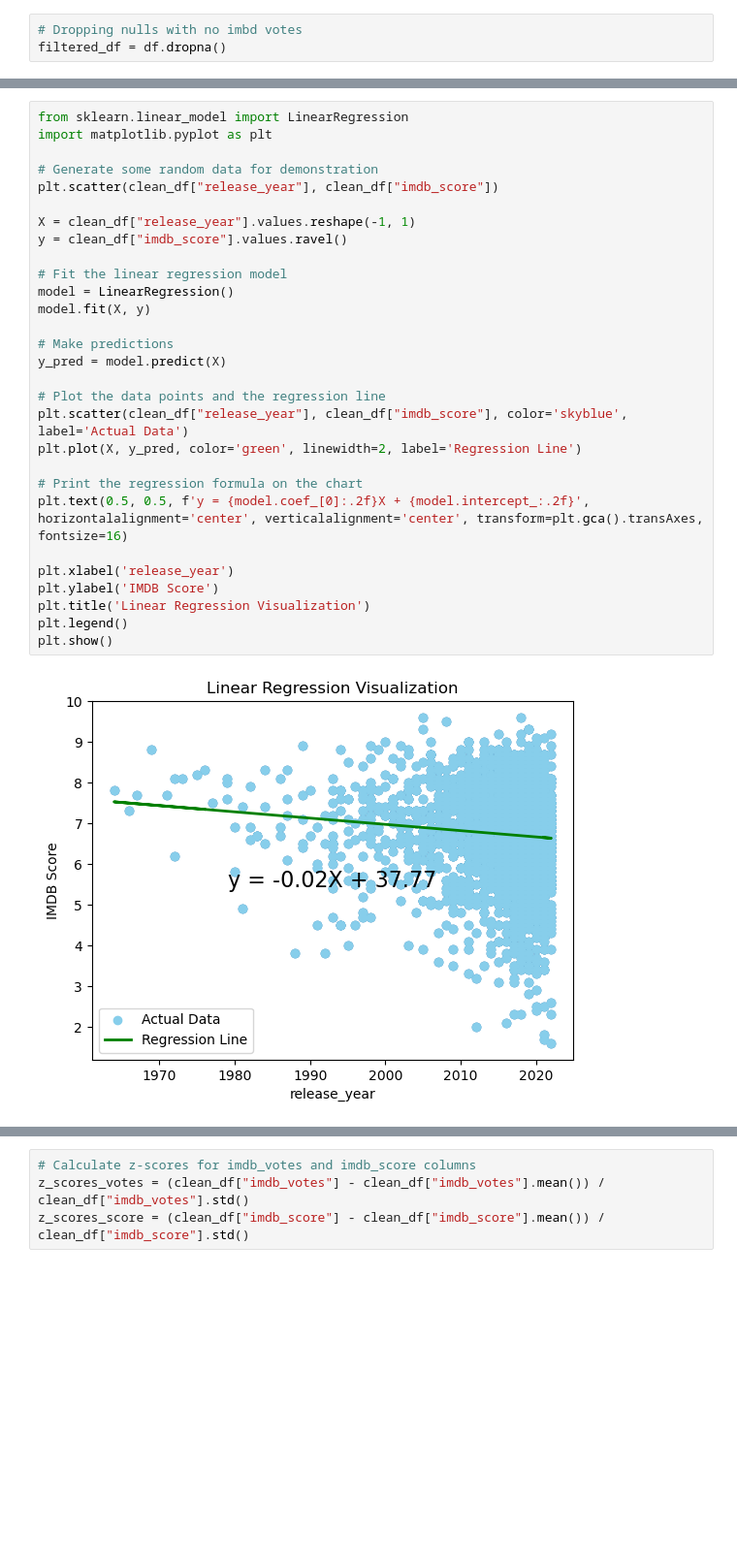
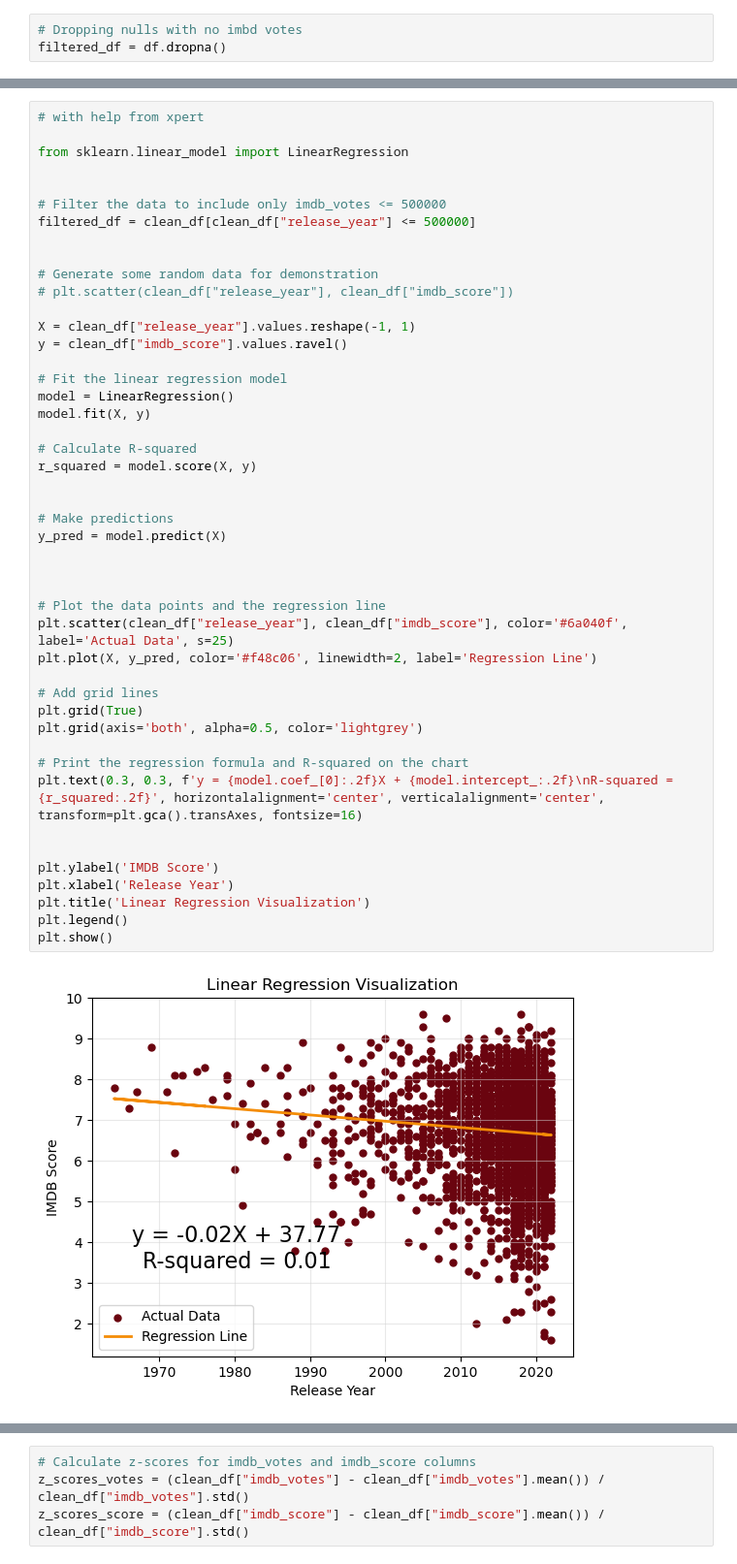
Before and after one commit to eelizondo1226/project_1_group_08, a Jupyter notebook: marty_work/netflix_imbd. marty.ipynb, the cells around one changed output, grey strips where cells are left out. Shown at 97% size. Saved outputs shown, nothing was run; the diff lists cells and outputs as text; blank space fills up the shorter version.

Commit message:
Regression chart and Z test

```diff
--- a/marty_work/netflix_imbd. marty.ipynb
+++ b/marty_work/netflix_imbd. marty.ipynb
@@ -66,33 +66,50 @@ clean_df.head()
 | 3 | 3 | The Exorcist | MOVIE | 12-year-old Regan MacNeil begins ... | 1973 | R | 8.1 | 391942.0 |
 | 4 | 4 | Monty Python's Flying Circus | SHOW | A British sketch comedy series wi... | 1969 | TV-14 | 8.8 | 72895.0 |
 # %%
+# with help from xpert
+
 from sklearn.linear_model import LinearRegression
-import matplotlib.pyplot as plt
+
+
+# Filter the data to include only imdb_votes <= 500000
+filtered_df = clean_df[clean_df["release_year"] <= 500000]
+
 
 # Generate some random data for demonstration
-plt.scatter(clean_df["release_year"], clean_df["imdb_score"])
+# plt.scatter(clean_df["release_year"], clean_df["imdb_score"])
 
 X = clean_df["release_year"].values.reshape(-1, 1)
 y = clean_df["imdb_score"].values.ravel()
 
 # Fit the linear regression model
 model = LinearRegression()
 model.fit(X, y)
 
+# Calculate R-squared
+r_squared = model.score(X, y)
+
+
 # Make predictions
 y_pred = model.predict(X)
 
+
+
 # Plot the data points and the regression line
-plt.scatter(clean_df["release_year"], clean_df["imdb_score"], color='skyblue', label='Actual Data')
-plt.plot(X, y_pred, color='green', linewidth=2, label='Regression Line')
+plt.scatter(clean_df["release_year"], clean_df["imdb_score"], color='#6a040f', label='Actual Data', s=25)
+plt.plot(X, y_pred, color='#f48c06', linewidth=2, label='Regression Line')
 
-# Print the regression formula on the chart
-plt.text(0.5, 0.5, f'y = {model.coef_[0]:.2f}X + {model.intercept_:.2f}', horizontalalignment='center', verticalalignment='center', transform=plt.gca().transAxes, fontsize=16)
+# Add grid lines
+plt.grid(True)
+plt.grid(axis='both', alpha=0.5, color='lightgrey')
 
-plt.xlabel('release_year')
+# Print the regression formula and R-squared on the chart
+plt.text(0.3, 0.3, f'y = {model.coef_[0]:.2f}X + {model.intercept_:.2f}\nR-squared = {r_squared:.2f}', horizontalalignment='center', verticalalignment='center', transform=plt.gca().transAxes, fontsize=16)
+
+
 plt.ylabel('IMDB Score')
+plt.xlabel('Release Year')
 plt.title('Linear Regression Visualization')
 plt.legend()
 plt.show()
 # %% [output]
-[figure, old version]
+[figure, new version]
```
Also changed, not shown: parts of 7 cells of this notebook.
